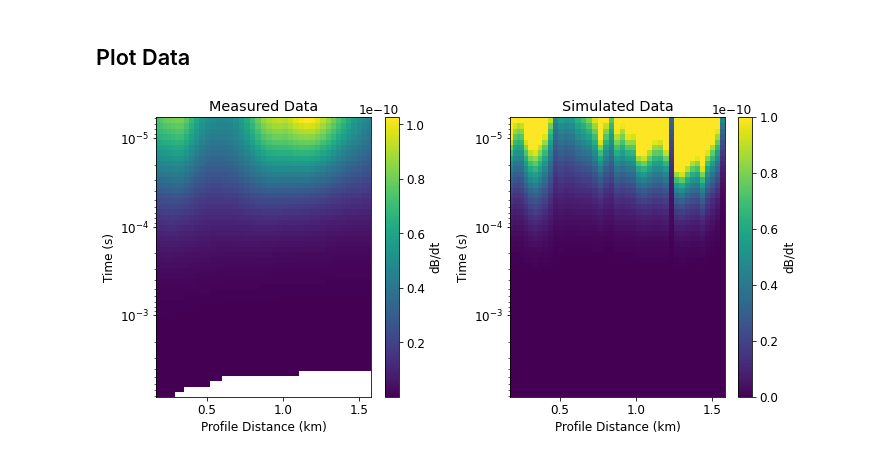
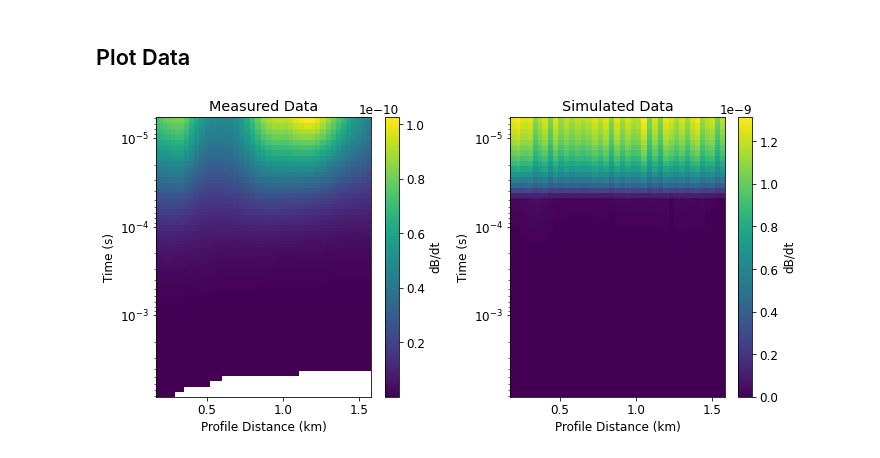
Before and after one commit to ammilten/AEMFaultMonteCarlo, a Jupyter notebook: SimPEG Example.ipynb, the cells around one changed output. Cells and saved outputs as stored; diff of their text form; code cells hidden in the pictures.

```diff
--- a/SimPEG Example.ipynb
+++ b/SimPEG Example.ipynb
@@ -63,13 +63,13 @@ Here we define surface topography as an (N, 3) numpy array. Topography could
 also be loaded from a file. Here we define flat topography, however more
 complex topographies can be considered.
 # %%
-efile = '../data/PH-2018-eloc.txt'
+efile = 'data/PH-2018-eloc.txt'
 eloc = pd.read_csv(efile,sep='\t',header=None)
 x = eloc.values[:,1]
 z = eloc.values[:,3]
 
 y0 = 100
-ny = 11
+ny = 3
 y = np.linspace(-y0, y0, ny)
 yy = np.repeat(y[:,np.newaxis],x.shape[0],axis=1)
 xx = np.repeat(x[:,np.newaxis],ny,axis=1).T
@@ -95,13 +95,13 @@ Here, we consider a trapezoidal waveform, which consists of a
 linear ramp-on followed by a linear ramp-off. For each waveform, it
 is important you are cognizant of the off time!!!
 # %%
-wfile = '../data/waveform.txt'
-tfile = '../data/time_gates.txt'
+wfile = 'data/waveform.txt'
+tfile = 'data/time_gates.txt'
 wave = pd.read_csv(wfile,sep=' ')
 timegates = pd.read_csv(tfile,sep='   ')
 
 def wave_function(t):
-    wfile = '../data/waveform.txt'
+    wfile = 'data/waveform.txt'
     wave = pd.read_csv(wfile,sep=' ')
     if t < wave.Time.values[0] or t > wave.Time.values[wave.Time.values.shape[0]-1]:
         val = 0
@@ -216,7 +242,7 @@ When designing a mesh to solve practical time domain problems:
 # %% [markdown]
 In this next cell we call on some wrappers to create a list of points representing the fault zone. See the notebook called "AEM Simulation.ipynb" for more demonstration about how the wrappers work.
 # %%
-MCfolder = '../data/tmp/'
+MCfolder = 'data/tmp/'
 N=50
 
 dip = [25, 165] #uniform
@@ -229,7 +255,7 @@ dep = 1000 #Minimum depth within domain (m)
 xtra = 1000 #Buffer on each end of electrodes
 dh = 50
 y0 = 100
-ny = 11
+ny = 3
 
 seed = 0
 overwrite = True
@@ -257,7 +283,7 @@ MC = MonteCarlo(dep,
                 showDists=showDists,
                 saveParams=saveParams)
 
-r=9
+r=15
 setup = MC.prepare_realization(r)
 fpts = setup.fpts
 fault = Polygon(fpts)
@@ -370,3 +410,11 @@ time_steps = np.concatenate((dtw, [t0g], dtg))
+# %%
+t0w = wave.Time.values[0]
+tfg = timegates.Gatecenter.values[timegates.Gatecenter.values.shape[0]-1]
+
+ndt = 501
+dt = (tfg-t0w)/ndt
+
+time_steps = [(dt,ndt+1)]
 # %% [markdown]
 Simulation: Time-Domain Response
 --------------------------------
@@ -399,32 +447,34 @@ dat2 = dat[dat.LINE == lines[k]]
 Z = dat2.values[:,1:53]
 for i in range(52):
     Z[:,i] = dat2.get('DATA_'+str(i)).values
 Z[Z==9999] = np.nan
 
 Z2 = Z[Yaem <= ert2.values[ert2.values.shape[0]-1,1],:]
 
 
 plt.subplots(nrows=1,ncols=2,figsize=(10,5))
 plt.subplot(121)
 plt.pcolormesh(xv/1000,yv,Z2.T)
 plt.gca().invert_yaxis()
 cb=plt.colorbar()
 cb.ax.set_ylabel('dB/dt')
 plt.yscale('log')
 plt.xlabel('Profile Distance (km)')
 plt.ylabel('Time (s)')
 plt.title('Measured Data')
 
 plt.subplot(122)
-plt.pcolormesh(xv/1000,yv,np.abs(dpred_plotting.T),vmin=0,vmax=1e-10)
+# plt.pcolormesh(xv/1000,yv,np.abs(dpred_plotting.T),vmin=0,vmax=1e-10)
+plt.pcolormesh(xv/1000,yv,np.abs(dpred_plotting.T))
+
 plt.gca().invert_yaxis()
 cb=plt.colorbar()
 cb.ax.set_ylabel('dB/dt')
 plt.yscale('log')
 plt.xlabel('Profile Distance (km)')
 plt.ylabel('Time (s)')
 plt.title('Simulated Data')
 
 plt.tight_layout()
 # %% [output]
-[figure, old version]
+[figure, new version]
```
Also changed, not shown: parts of 8 cells of this notebook, 1 other file.
